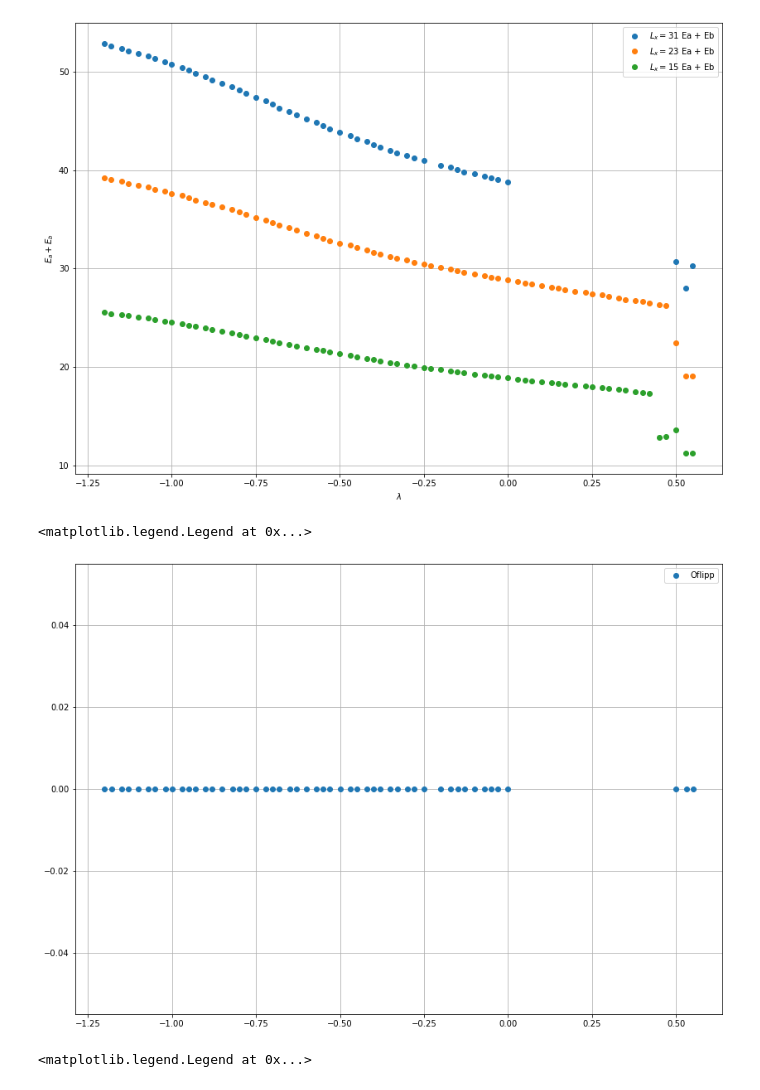
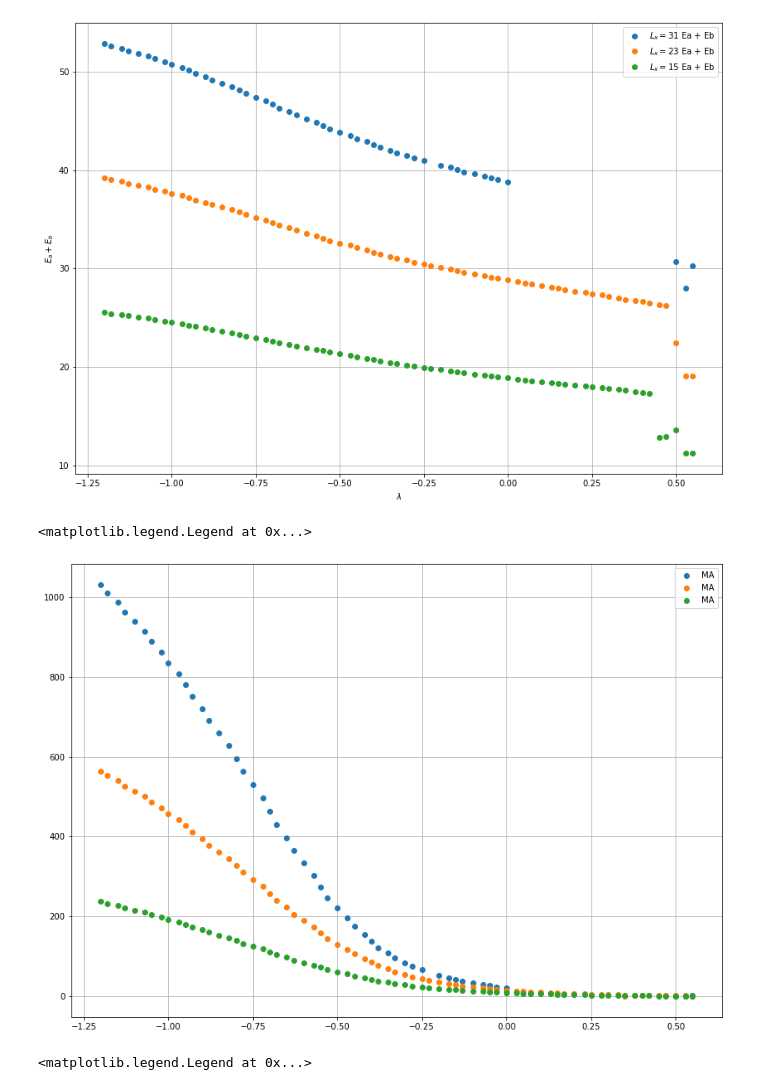
Before and after one commit to Philipp137/SquareIce, a Jupyter notebook: 06_data/20220322_zero_mu/zero_mu.ipynb, the cells around one changed output. Drawn from its saved outputs; the diff is of its cells as text; code cells hidden in the pictures.

```diff
--- a/06_data/20220322_zero_mu/zero_mu.ipynb
+++ b/06_data/20220322_zero_mu/zero_mu.ipynb
@@ -88,17 +88,19 @@ plt.legend()
 [figure]
 # %%
 plt.figure(figsize=(14,10))
-plt.plot(df[(df['Lx']==31)][qtty], df[(df['Lx']==31)]['Oflipp'], lw=0,marker='o', label = 'Oflipp')
-#plt.plot(df[(df['Lx']==31)][qtty], df[(df['Lx']==31)]['winding'], lw=0,marker='o', label = 'winding')
+#plt.plot(df[(df['Lx']==31)][qtty], 2*df[(df['Lx']==31)]['MA']**2, lw=0,marker='o', label = 'MA')
+plt.plot(df[(df['Lx']==31)][qtty], df[(df['Lx']==31)]['MA']**2 + df[(df['Lx']==31)]['MB']**2, lw=0,marker='o', label = 'MA')
+plt.plot(df[(df['Lx']==23)][qtty], df[(df['Lx']==23)]['MA']**2 + df[(df['Lx']==23)]['MB']**2, lw=0,marker='o', label = 'MA')
+plt.plot(df[(df['Lx']==15)][qtty], df[(df['Lx']==15)]['MA']**2 + df[(df['Lx']==15)]['MB']**2, lw=0,marker='o', label = 'MA')
 plt.grid()
 plt.legend()
 #np.diff(df[(df['Lx']==16)]['winding'])
 
 #plt.plot(df[(df['Lx']==12)]['mu_y'], df[(df['Lx']==12)]['Oflipp'], lw=0,marker='o')
 #plt.plot(df[(df['Lx']==8)]['mu_y'], df[(df['Lx']==8)]['Oflipp'], lw=0,marker='o')
 # %% [output]
 <matplotlib.legend.Legend at 0x...>
-[figure, old version]
+[figure, new version]
 # %%
 plt.figure(figsize=(14,10))
 plt.plot(df[(df['Lx']==31)][qtty], df[(df['Lx']==31)]['Energy_GS']/31, lw=0,marker='o', label= 'Lx=31 Energy_GS')
```
